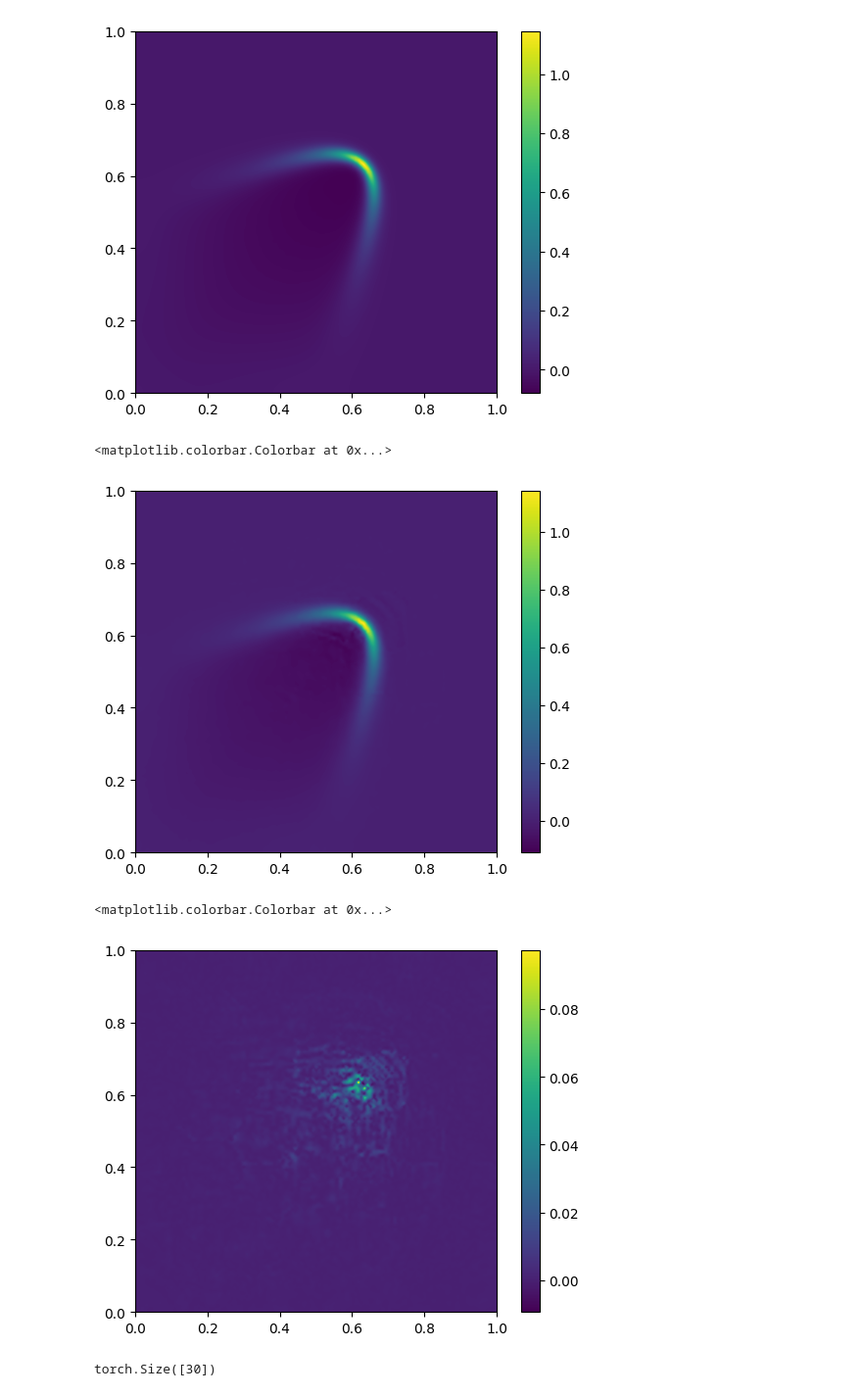
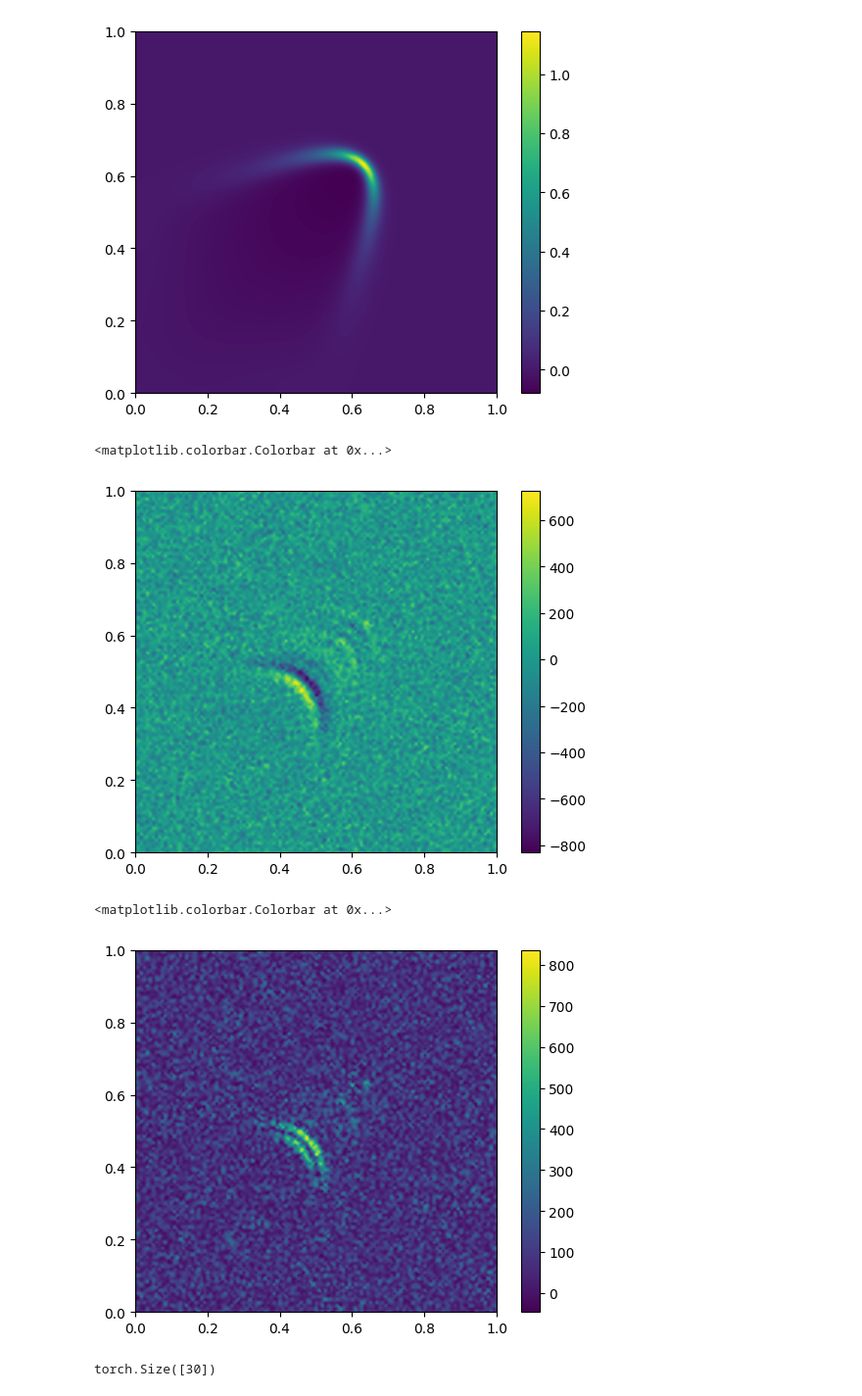
Before and after one commit to peiyichen1995/ROM, a Jupyter notebook: train_n_m.ipynb, the cells around one changed output. Shown: that part at 98% size. Cells and saved outputs as stored; diff of their text form; code cells hidden in the pictures.

```diff
--- a/train_n_m.ipynb
+++ b/train_n_m.ipynb
@@ -63,7 +63,7 @@ plt.colorbar()
 # %%
 datas = u_dot
 # %%
-m = 50
+m = 30
 clustering = KMeans(n_clusters=m, random_state=0, n_init="auto").fit(coords)
 # %%
 plt.scatter(coords_x, coords_y,c=clustering.labels_)
@@ -113,6 +115,6 @@ def convolve(x, neighbour_id, neighbour_distance, w, mu):
 # %%
 N = datas.shape[1]
-n = 30
+n = 20
 # fixed support (length)
 mu = int(np.ceil(N/20))
 neighbour_distance, neighbour_id = lib.utils.topk_neighbours(coords, mu)
@@ -125,5 +121,5 @@ neighbour_distance, neighbour_id = lib.utils.topk_neighbours(coords, mu)
 # %%
-batch_size = 8
+batch_size = 1
 datas = datas.to(device)
 train_data = DataLoader(datas, batch_size=batch_size, shuffle=True)
 # %%
@@ -160,7 +149,7 @@ RuntimeError: one of the variables needed for gradient computation has been modi
 # %%
 ed.nrbs = torch.load('models/nrbs_n_m.pth')
 # %%
-approximates = ed(datas[999:1001].to(device))
+approximates = ed(datas[999:1001])
 approximates.shape
 # %% [output]
 torch.Size([1, 14641])
@@ -223,28 +212,28 @@ plt.imshow(zi,origin='lower', extent=[0,1,0,1])
 plt.colorbar()
 # %% [output]
 <matplotlib.colorbar.Colorbar at 0x...>
-[figure, old version]
+[figure, new version]
 # %%
-err = abs(datas[999] - approximates[0].detach().cpu())
+err = abs(datas[999] - approximates[0])
 
 # data coordinates and values
 z = err.tolist()
 
 # target grid to interpolate to
 xi = yi = np.linspace(0,1.0,1200)
 xi,yi = np.meshgrid(xi,yi)
 
 # set mask
 # mask = (xi > 0.5) & (xi < 0.6) & (yi > 0.5) & (yi < 0.6)
 
 # interpolate
 zi = griddata((x,y),z,(xi,yi),method='cubic')
 
 plt.imshow(zi,origin='lower', extent=[0,1,0,1])
 plt.colorbar()
 # %% [output]
 <matplotlib.colorbar.Colorbar at 0x...>
-[figure, old version]
+[figure, new version]
 # %%
 encoded = ed.nrbs.encode(datas[999].to(device))
 # %%
```
Also changed, not shown: parts of 23 cells of this notebook, 2 other files.
